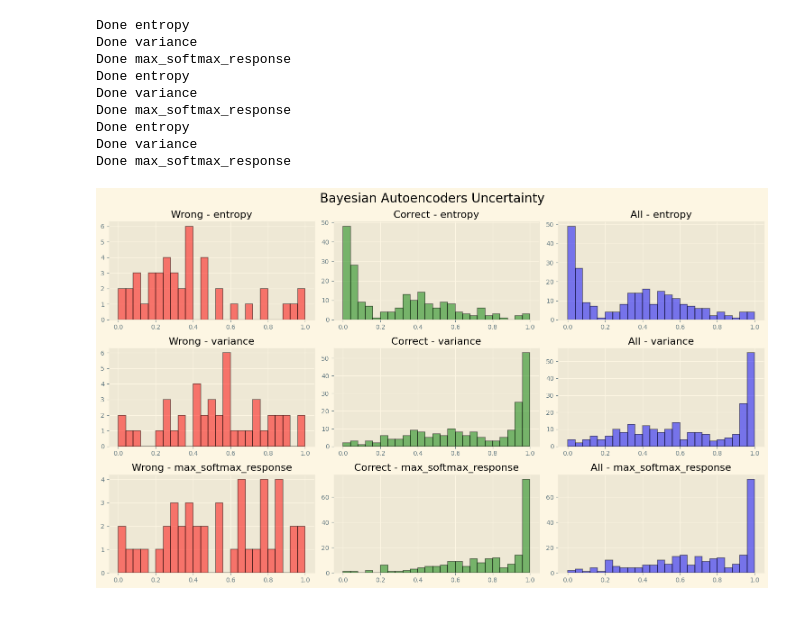
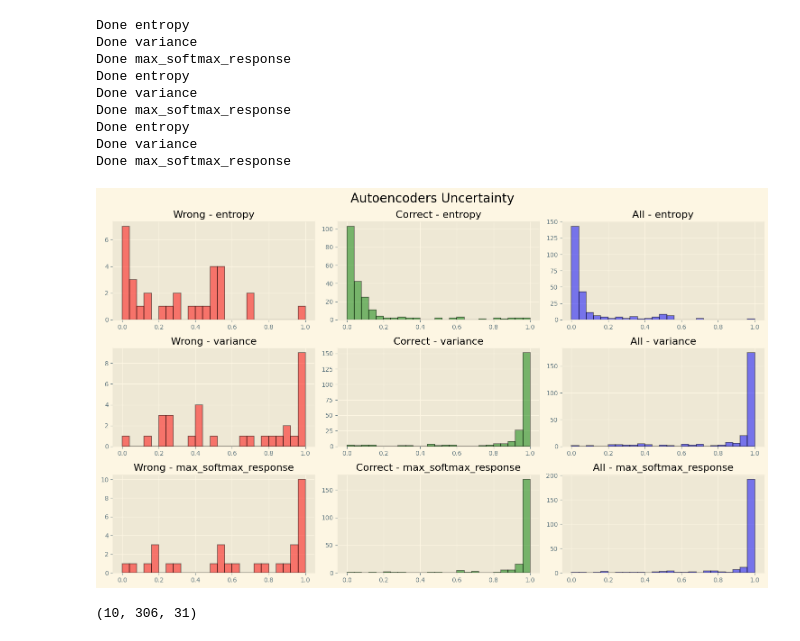
Before and after one commit to Anatr1/timeseries-anomaly-detection, a Jupyter notebook: main.ipynb, the cells around one changed output. Drawn from its saved outputs; the diff is of its cells as text; code cells hidden in the pictures.

```diff
--- a/main.ipynb
+++ b/main.ipynb
@@ -101,3 +218,13 @@ Computing features done.
+# %%
+# df_features_nonan = df_features.drop((df_features.columns[df_features.isna().any()].tolist()), axis=1)
+df_features_nonan = df_features.fillna(0)
+# %%
+df_train, df_test = train_test_split(df_features_nonan)
+# %%
+X_train = df_train.drop(["label", "start", "end"], axis=1)
+y_train = df_train["label"]
+X_test = df_test.drop(["label", "start", "end"], axis=1)
+y_test = df_test["label"]
 # %%
 # Normalise features
 scaler = preprocessing.StandardScaler()
@@ -389,4 +635,6 @@ create_and_plot_cm(y_test_pred, y_test)
 # %%
 n_mc = 10
-preds_array = np.array([y_test_pred])
+preds_list = [clf.model.predict(X_test.values, verbose=0) for _ in range(n_mc)]
+preds_array = np.array(preds_list)
+print(preds_array.shape)
 preds_bayes_mean = np.mean(preds_array, axis=0)
@@ -406,6 +656,13 @@ Done entropy
 Done variance
 Done max_softmax_response
 # %%
-plot_uncertainty(uncertainties_bayes, "Bayesian Autoencoders Uncertainty")
+plot_uncertainty(uncertainties_bayes, "Autoencoders Uncertainty")
 # %% [output]
-[figure, old version]
+[figure, new version]
+# %%
+preds_list_collision = [clf.model.predict(X_collision.values, verbose=0) for _ in range(n_mc)]
+preds_array_collisions = np.array(preds_list_collision)
+print(preds_array_collisions.shape)
+preds_bayes_mean_collision = np.mean(preds_array_collisions, axis=0)
+# %% [output]
+(10, 306, 31)
```
Also changed, not shown: parts of 39 cells of this notebook.
